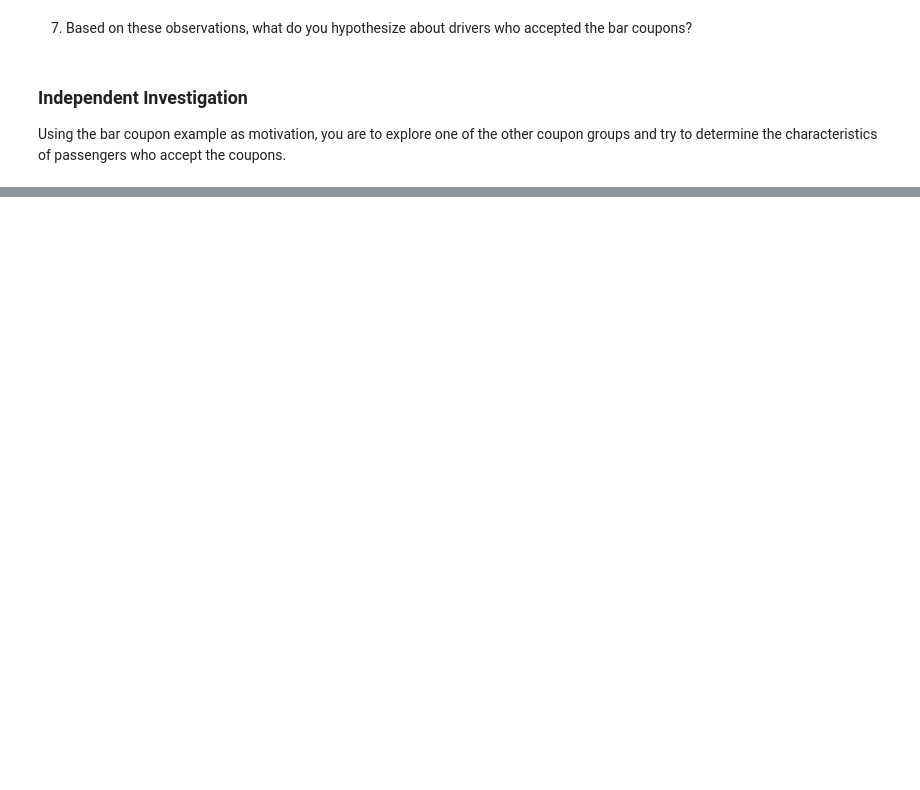
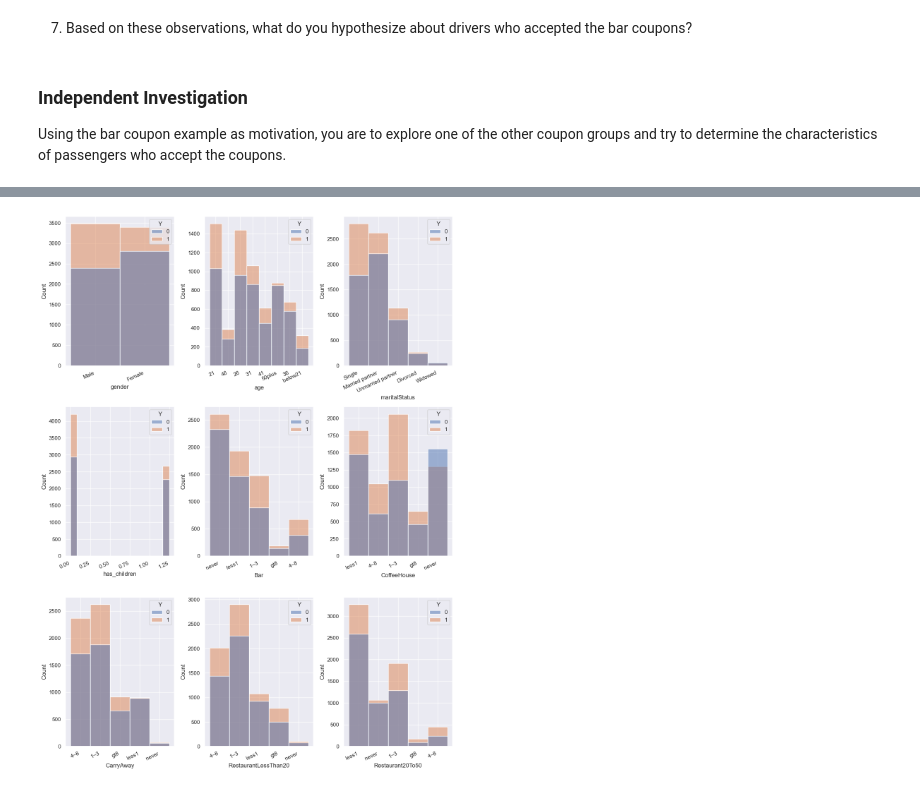
Before and after one commit to selvamani-ramasamy/berkeley-ml-ai, a Jupyter notebook: assignment_5_1_start/prompt.ipynb, the cells around one changed output, grey strips where cells are left out. Cells and saved outputs as stored; diff of their text form; code cells hidden in the pictures; blank space fills up the shorter version.

```diff
--- a/assignment_5_1_start/prompt.ipynb
+++ b/assignment_5_1_start/prompt.ipynb
@@ -190,0 +359,4 @@ Using the bar coupon example as motivation, you are to explore one of the other
+# %%
+get_interesting_histograms(major_data, set_2_cols_of_interest)
+# %% [output]
+[figure, added]
```
Also changed, not shown: parts of 15 cells of this notebook.
